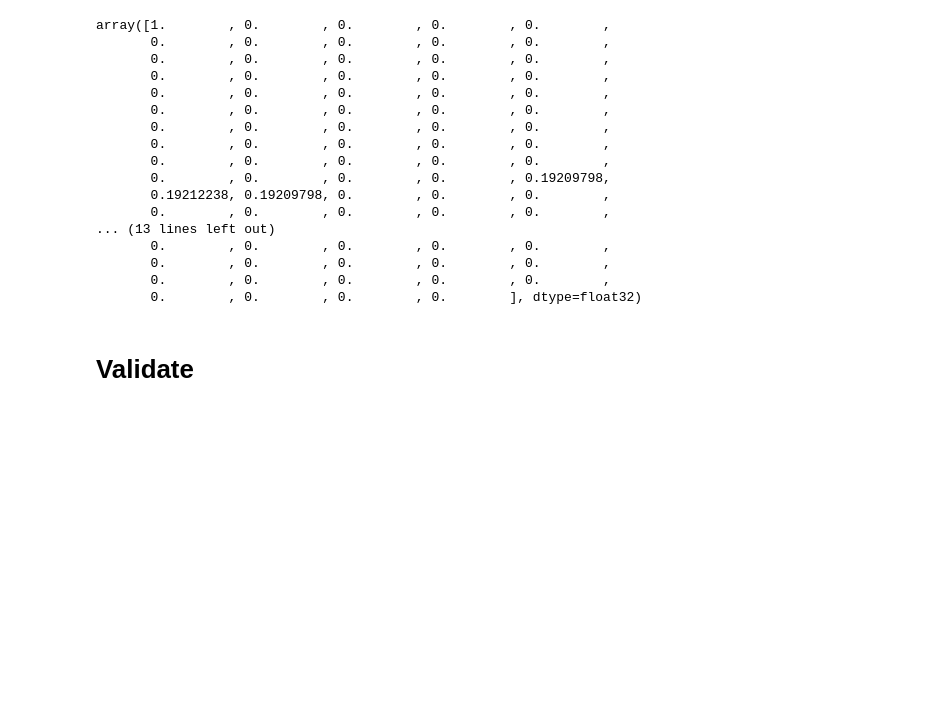
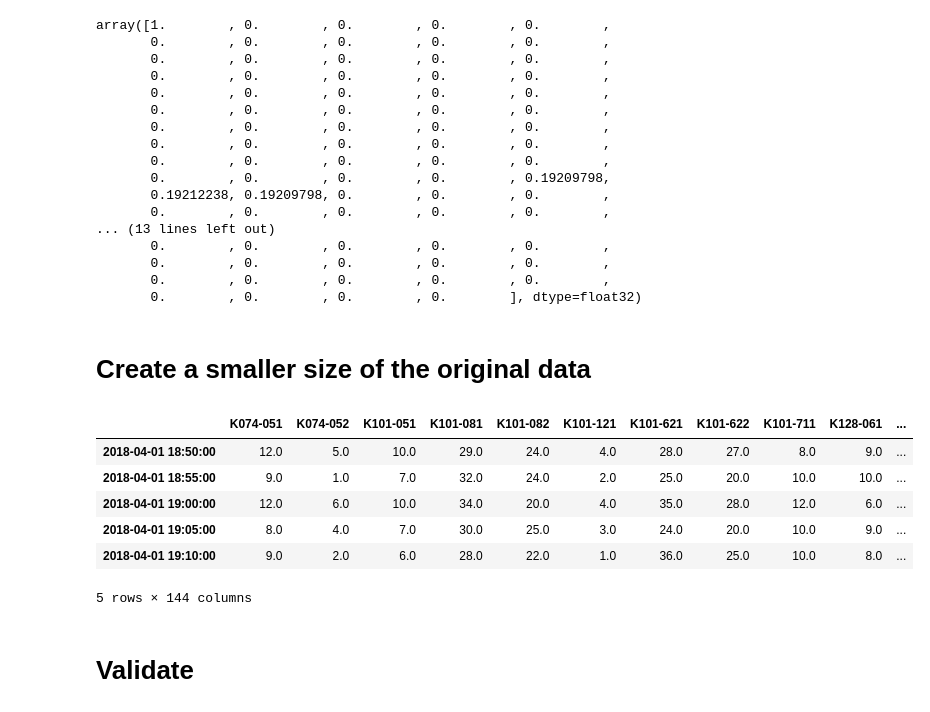
Before and after one commit to xuyou1999/Distance-Enhanced-Spatial-Pre-Training-DESPT, a Jupyter notebook: explore_data.ipynb, the cells around one changed output. Saved outputs shown, nothing was run; the diff lists cells and outputs as text; code cells hidden in the pictures; blank space fills up the shorter version.

Commit message:
a smaller hague dataset

```diff
--- a/explore_data.ipynb
+++ b/explore_data.ipynb
@@ -896,3 +896,26 @@ os.makedirs(directory, exist_ok=True)
 # Save the adj_mx to a .pkl file
 with open(file_path, 'wb') as f:
     pickle.dump(adj_mx, f)
+# %% [markdown]
+# Create a smaller size of the original data
+# %%
+import pandas as pd
+df = pd.read_hdf('data/Hauge/hague_filled.h5')
+# %%
+total_rows = len(df)
+
+# Calculate indices for 12.5th and 87.5th percentiles
+start_index = int(total_rows * 0.125)
+end_index = int(total_rows * 0.875)
+
+# Select the middle 75% of the rows
+middle_75_df = df.iloc[start_index:end_index]
+middle_75_df.head()
+# %% [output]
+|  | K074-051 | K074-052 | K101-051 | K101-081 | K101-082 | K101-121 | K101-621 | K101-622 | K101-711 | K128-061 | ... |
+| 2018-04-01 18:50:00 | 12.0 | 5.0 | 10.0 | 29.0 | 24.0 | 4.0 | 28.0 | 27.0 | 8.0 | 9.0 | ... |
+| 2018-04-01 18:55:00 | 9.0 | 1.0 | 7.0 | 32.0 | 24.0 | 2.0 | 25.0 | 20.0 | 10.0 | 10.0 | ... |
+| 2018-04-01 19:00:00 | 12.0 | 6.0 | 10.0 | 34.0 | 20.0 | 4.0 | 35.0 | 28.0 | 12.0 | 6.0 | ... |
+| 2018-04-01 19:05:00 | 8.0 | 4.0 | 7.0 | 30.0 | 25.0 | 3.0 | 24.0 | 20.0 | 10.0 | 9.0 | ... |
+| 2018-04-01 19:10:00 | 9.0 | 2.0 | 6.0 | 28.0 | 22.0 | 1.0 | 36.0 | 25.0 | 10.0 | 8.0 | ... |
+5 rows × 144 columns
```
Also changed, not shown: parts of 1 cell of this notebook, 2 other files.
